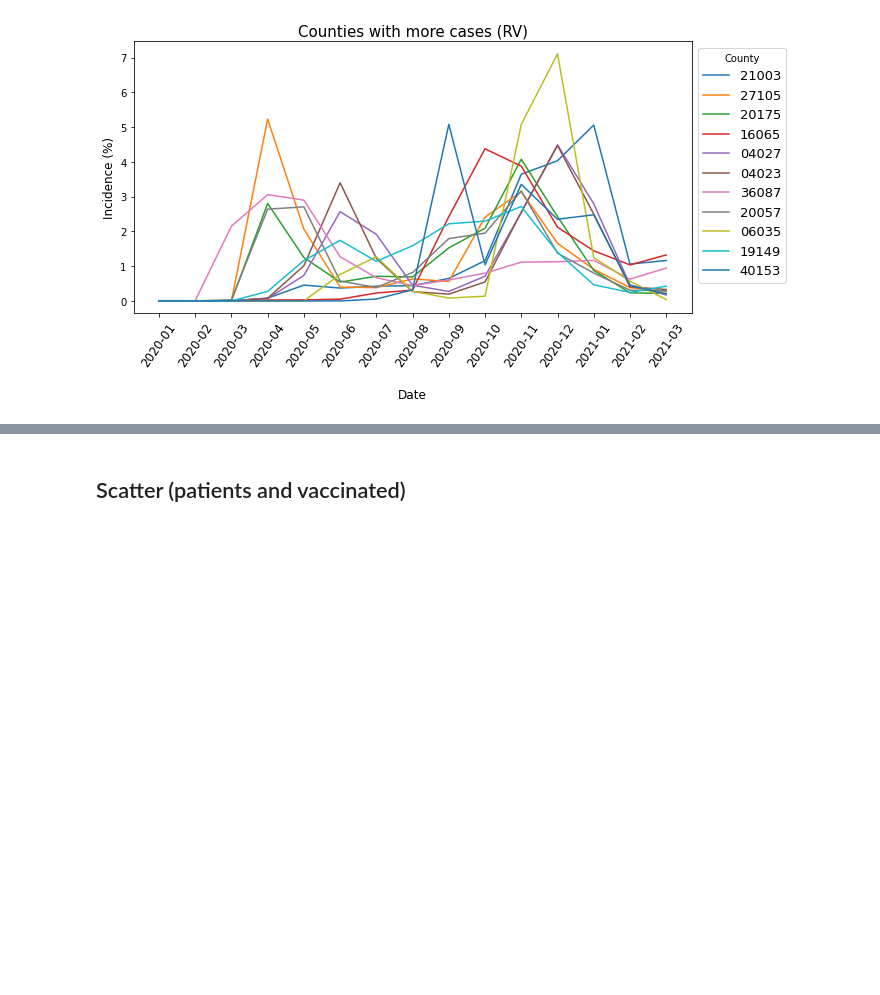
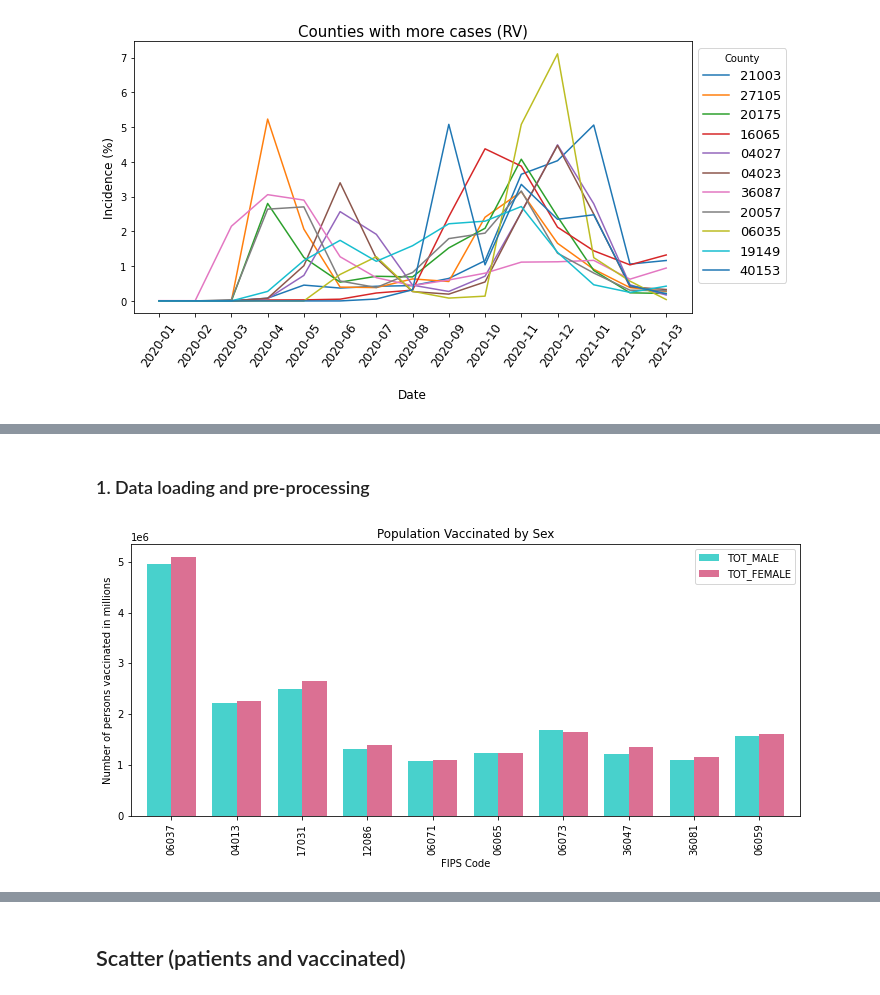
Before and after one commit to mgeffroy/P1-US-COVID-19-Vaccination-Campaign, a Jupyter notebook: P1.2_Data_Analysis.ipynb, the cells around one changed output, grey strips where cells are left out. Saved outputs shown, nothing was run; the diff lists cells and outputs as text; code cells hidden in the pictures; blank space fills up the shorter version.

```diff
--- a/P1.2_Data_Analysis.ipynb
+++ b/P1.2_Data_Analysis.ipynb
@@ -368,0 +375,13 @@ plt.savefig("figures/rel_val_counties.png",dpi=300, bbox_inches = "tight")
+# %%
+# For this analysis, we are going to use the census csv and the most affected csv files.
+# We are going to compare the demographic description of the most affected counties
+
+most_affected= pd.read_csv('analysis_data/most_affected.csv', dtype={'FIPS Code':str})
+most_affected.set_index('FIPS Code', drop=True, inplace=True)
+# %%
+# We call the csv census file.
+# We use the fips code of the most affected counties to select the census information.
+
+census_combined = pd.read_csv('clean_data/census_2019_combined.csv', dtype={'FIPS Code':str})
+census_combined.set_index('FIPS Code', drop=True, inplace=True)
+census_combined = census_combined.loc[most_affected.index]
@@ -368,0 +392,5 @@ plt.savefig("figures/rel_val_counties.png",dpi=300, bbox_inches = "tight")
+# %%
+# We start creating the daframes.
+# In this case, we will select the totals of each gender.
+
+worst_gender = census_combined[['TOT_MALE', 'TOT_FEMALE']]
@@ -368,0 +423,16 @@ plt.savefig("figures/rel_val_counties.png",dpi=300, bbox_inches = "tight")
+# %% [markdown]
+### 1. Data loading and pre-processing
+# %%
+# We begin with the visualization
+# In order to fully observe the variations of the demographic characteristics, we chose a graph bar for this section.
+# Since we have fully usable dataframes, we won't use matplotlib to graph them, we will use .plot()
+
+gender_graph= worst_gender.plot(kind='bar', width = 0.75, figsize=(12,5), color=['mediumturquoise', 'palevioletred'])
+gender_graph
+plt.title("Population Vaccinated by Sex")
+plt.xlabel("FIPS Code")
+plt.ylabel("Number of persons vaccinated in millions")
+plt.savefig('figures/gender_graph_abs.png', dpi=300, bbox_inches = "tight")
+plt.show()
+# %% [output]
+[figure, added]
```
Also changed, not shown: parts of 39 cells of this notebook, 8 other files.
